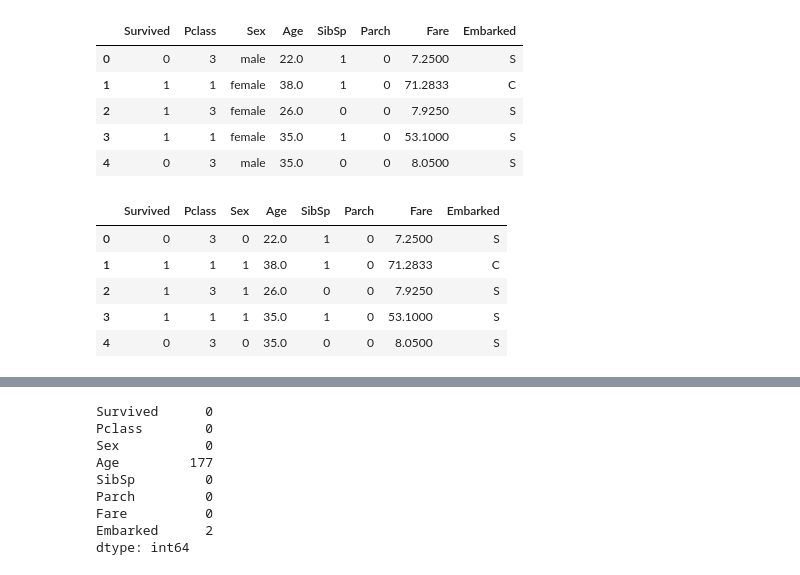
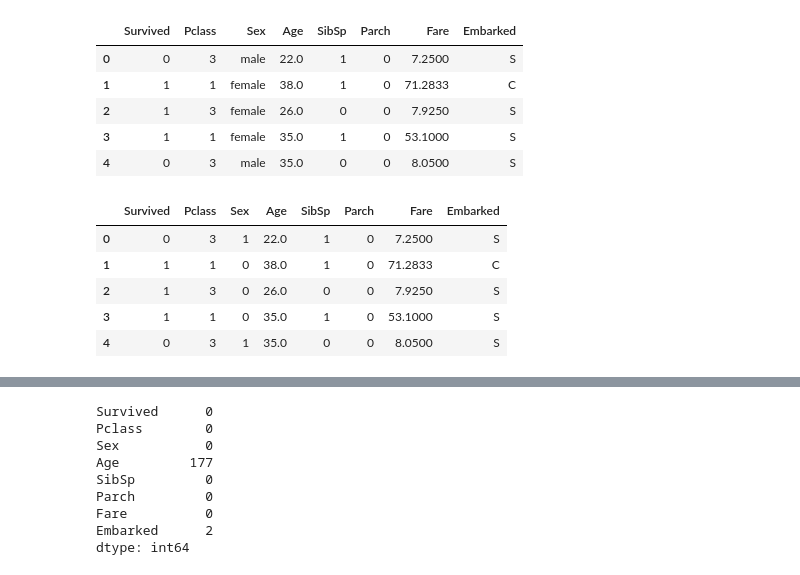
Before and after one commit to Makster04/dsc-knn-with-scikit-learn-lab, a Jupyter notebook: index.ipynb, the cells around one changed output, grey strips where cells are left out. Saved outputs shown, nothing was run; the diff lists cells and outputs as text; code cells hidden in the pictures.

```diff
--- a/index.ipynb
+++ b/index.ipynb
@@ -44,0 +21,14 @@ raw_df
+# %%
+# Import necessary libraries
+import pandas as pd
+import numpy as np
+from sklearn.model_selection import train_test_split
+from sklearn.preprocessing import StandardScaler
+from sklearn.neighbors import KNeighborsClassifier
+from sklearn.metrics import precision_score, recall_score, accuracy_score, f1_score
+
+# Load the Titanic dataset
+df = pd.read_csv("titanic.csv")
+
+# Preview the dataset
+df.head()
@@ -75,7 +72,8 @@ Since you've done this before, you should be able to do this quite well yourself
 While we always want to worry about data leakage, which is why we typically perform the split before the preprocessing, for this data set, we'll do some of the preprocessing first. The reason for this is that some of the values of the variables only have a handful of instances, and we want to make sure we don't lose any of them.
 # %%
 # Drop the unnecessary columns
-df = raw_df.drop(columns= ['PassengerId', 'Name', 'Ticket', 'Cabin'])
+df.drop(columns=['PassengerId', 'Name', 'Ticket', 'Cabin'], inplace=True)
+
 df.head()
 # %% [output]
 |  | Survived | Pclass | Sex | Age | SibSp | Parch | Fare | Embarked |
@@ -87,14 +85,15 @@ df.head()
 # %%
 # Convert Sex to binary encoding
 
-df['Sex'] = df['Sex'].map({'male': 0, 'female': 1})
+df = df.copy()
+df['Sex'] = df['Sex'].map({'male': 1, 'female': 0})
 
 
 df.head()
 # %% [output]
 |  | Survived | Pclass | Sex | Age | SibSp | Parch | Fare | Embarked |
-| 0 | 0 | 3 | 0 | 22.0 | 1 | 0 | 7.2500 | S |
-| 1 | 1 | 1 | 1 | 38.0 | 1 | 0 | 71.2833 | C |
-| 2 | 1 | 3 | 1 | 26.0 | 0 | 0 | 7.9250 | S |
-| 3 | 1 | 1 | 1 | 35.0 | 1 | 0 | 53.1000 | S |
-| 4 | 0 | 3 | 0 | 35.0 | 0 | 0 | 8.0500 | S |
+| 0 | 0 | 3 | 1 | 22.0 | 1 | 0 | 7.2500 | S |
+| 1 | 1 | 1 | 0 | 38.0 | 1 | 0 | 71.2833 | C |
+| 2 | 1 | 3 | 0 | 26.0 | 0 | 0 | 7.9250 | S |
+| 3 | 1 | 1 | 0 | 35.0 | 1 | 0 | 53.1000 | S |
+| 4 | 0 | 3 | 1 | 35.0 | 0 | 0 | 8.0500 | S |
```
Also changed, not shown: parts of 5 cells of this notebook.
